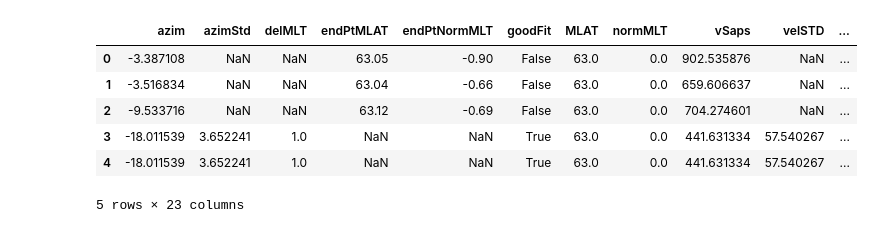
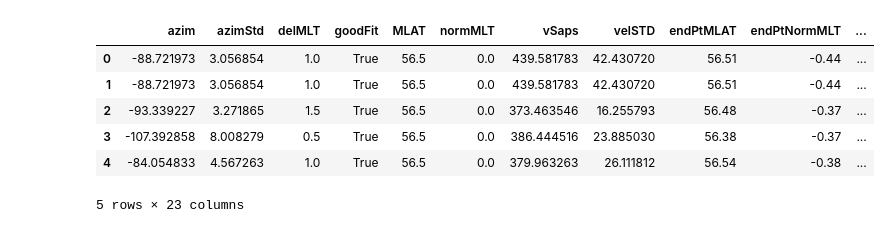
Before and after one commit to bharatreddy/indsvels, a Jupyter notebook: ipy/stats1.ipynb, the cells around one changed output. Drawn from its saved outputs; the diff is of its cells as text; code cells hidden in the pictures.

```diff
--- a/ipy/stats1.ipynb
+++ b/ipy/stats1.ipynb
@@ -14,18 +14,19 @@ from matplotlib.colors import Normalize
 from matplotlib import ticker
 %matplotlib inline
 # %%
-velsDataDF = pandas.read_csv( "../data/processed-vels-geomag.txt", sep=' ',\
+velsDataDF = pandas.read_csv( "../data/processed-vels-geomag-extra.txt", sep=' ',\
                             infer_datetime_format=True,\
                             parse_dates=["date"])
-# velsDataDF = pandas.read_csv( "../data/processed-vels-geomag.txt", sep=' ')
+# Get actual SAPS azimuths
+velsDataDF["azim"] = -90.-velsDataDF["azim"]
 velsDataDF.head()
 # %% [output]
-|  | azim | azimStd | delMLT | endPtMLAT | endPtNormMLT | goodFit | MLAT | normMLT | vSaps | velSTD | ... |
-| 0 | -3.387108 | NaN | NaN | 63.05 | -0.90 | False | 63.0 | 0.0 | 902.535876 | NaN | ... |
-| 1 | -3.516834 | NaN | NaN | 63.04 | -0.66 | False | 63.0 | 0.0 | 659.606637 | NaN | ... |
-| 2 | -9.533716 | NaN | NaN | 63.12 | -0.69 | False | 63.0 | 0.0 | 704.274601 | NaN | ... |
-| 3 | -18.011539 | 3.652241 | 1.0 | NaN | NaN | True | 63.0 | 0.0 | 441.631334 | 57.540267 | ... |
-| 4 | -18.011539 | 3.652241 | 1.0 | NaN | NaN | True | 63.0 | 0.0 | 441.631334 | 57.540267 | ... |
+|  | azim | azimStd | delMLT | goodFit | MLAT | normMLT | vSaps | velSTD | endPtMLAT | endPtNormMLT | ... |
+| 0 | -88.721973 | 3.056854 | 1.0 | True | 56.5 | 0.0 | 439.581783 | 42.430720 | 56.51 | -0.44 | ... |
+| 1 | -88.721973 | 3.056854 | 1.0 | True | 56.5 | 0.0 | 439.581783 | 42.430720 | 56.51 | -0.44 | ... |
+| 2 | -93.339227 | 3.271865 | 1.5 | True | 56.5 | 0.0 | 373.463546 | 16.255793 | 56.48 | -0.37 | ... |
+| 3 | -107.392858 | 8.008279 | 0.5 | True | 56.5 | 0.0 | 386.444516 | 23.885030 | 56.38 | -0.37 | ... |
+| 4 | -84.054833 | 4.567263 | 1.0 | True | 56.5 | 0.0 | 379.963263 | 26.111812 | 56.54 | -0.38 | ... |
 5 rows × 23 columns
 # %%
 # We'll now divide data into MLT/MLAT bins and get some stats
```
Also changed, not shown: parts of 9 cells of this notebook, 11 other files.
